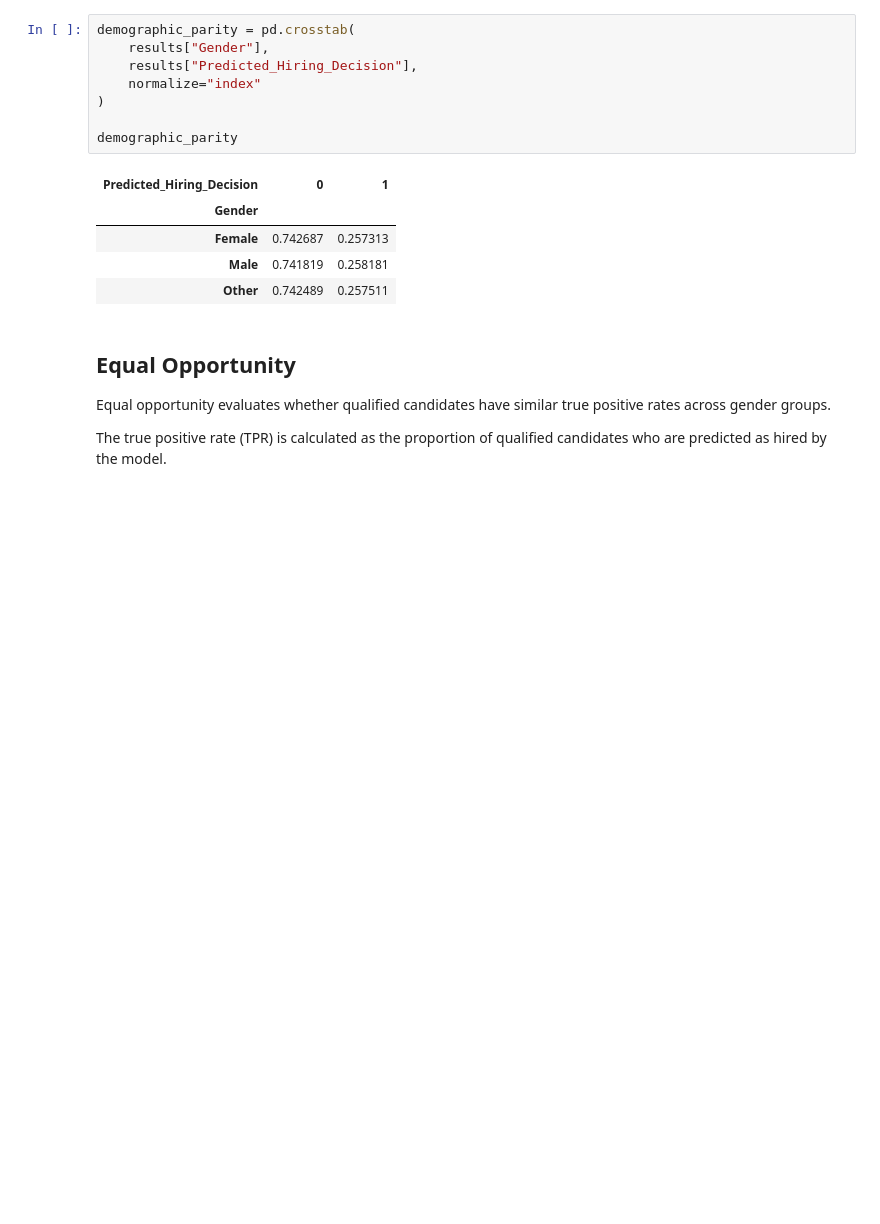
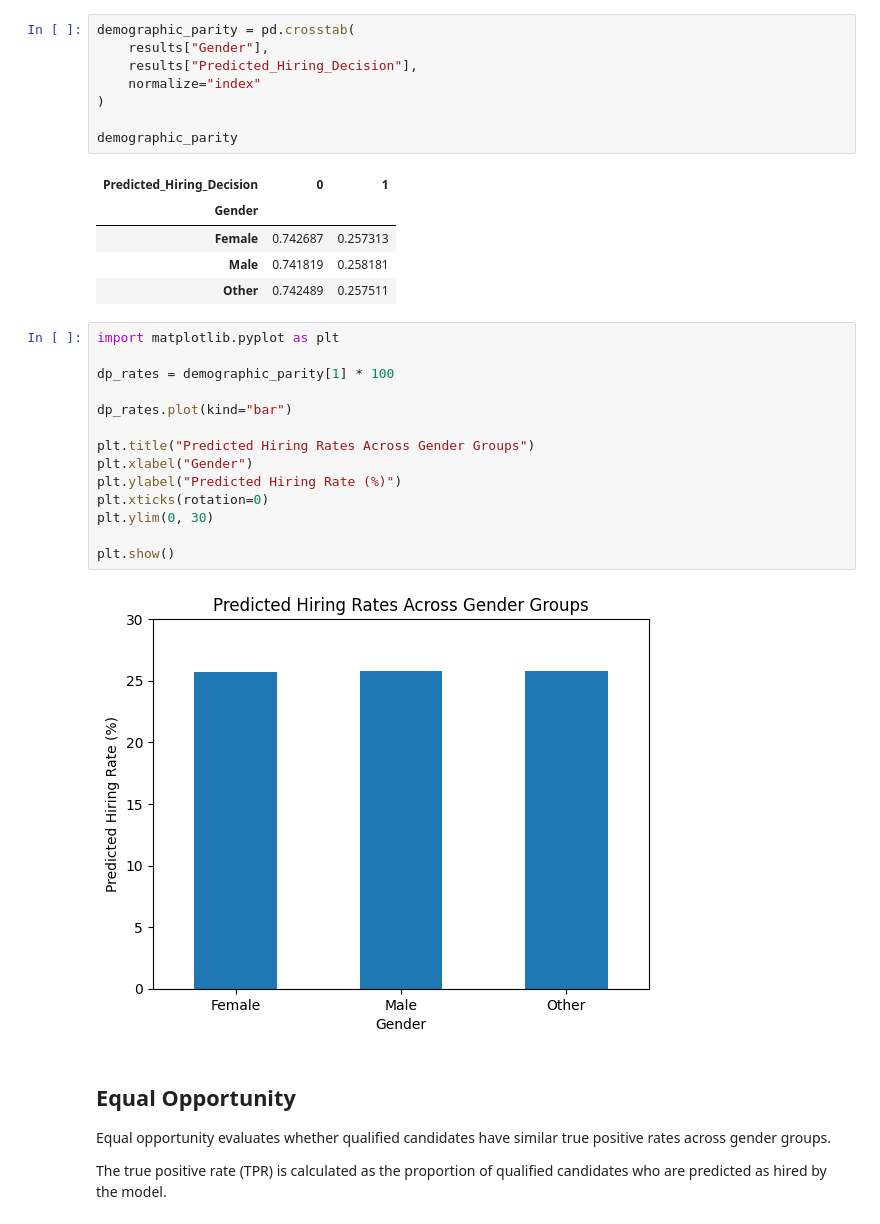
Before and after one commit to hiteshhighest/AI-Biasness, a Jupyter notebook: notebooks/04_fairness_analysis.ipynb, the cells around one changed output. Cells and saved outputs as stored; diff of their text form; blank space fills up the shorter version.

Commit message:
Added graph

```diff
--- a/notebooks/04_fairness_analysis.ipynb
+++ b/notebooks/04_fairness_analysis.ipynb
@@ -106,6 +106,22 @@ demographic_parity
 | Female | 0.742687 | 0.257313 |
 | Male | 0.741819 | 0.258181 |
 | Other | 0.742489 | 0.257511 |
+# %%
+import matplotlib.pyplot as plt
+
+dp_rates = demographic_parity[1] * 100
+
+dp_rates.plot(kind="bar")
+
+plt.title("Predicted Hiring Rates Across Gender Groups")
+plt.xlabel("Gender")
+plt.ylabel("Predicted Hiring Rate (%)")
+plt.xticks(rotation=0)
+plt.ylim(0, 30)
+
+plt.show()
+# %% [output]
+[figure, added]
 # %% [markdown]
 ## Equal Opportunity
 
```
